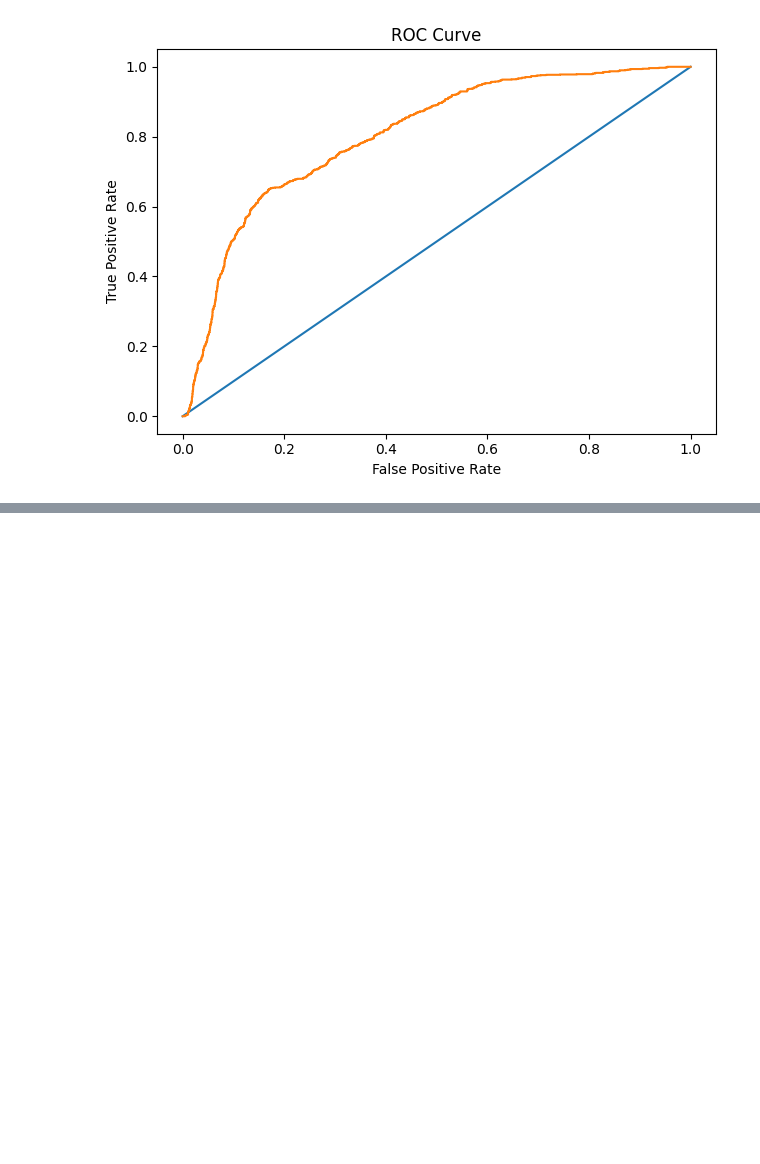
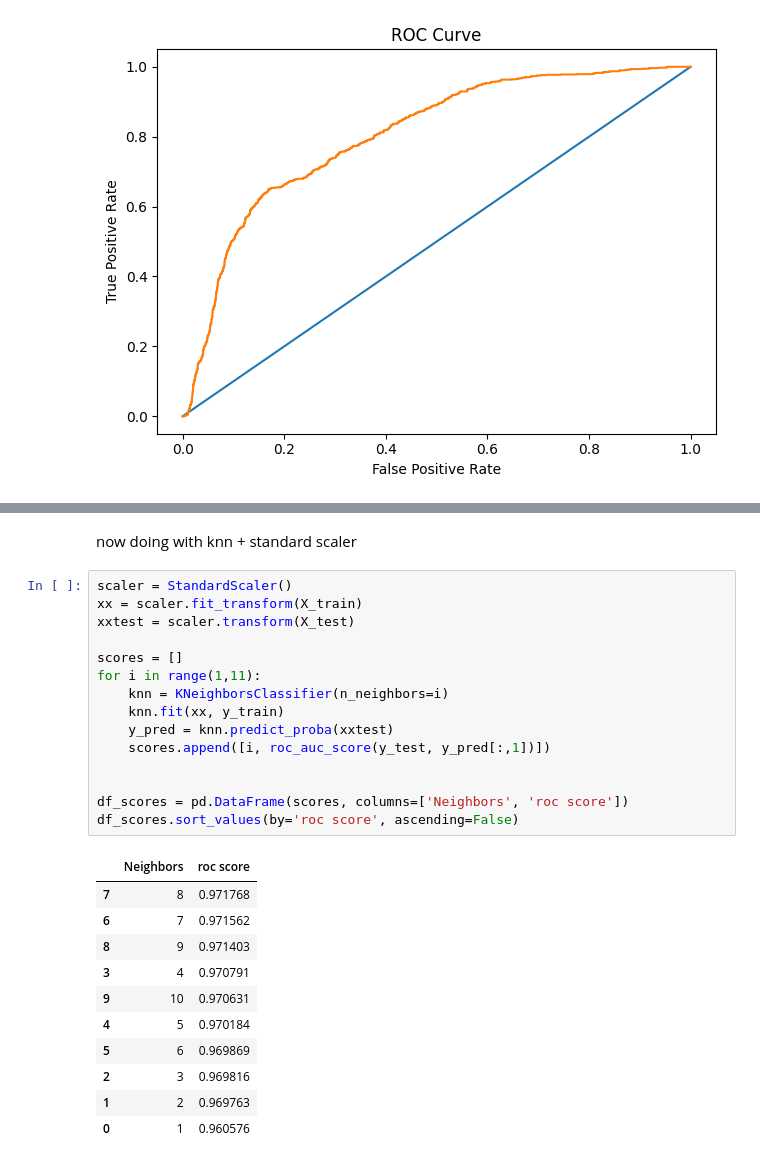
Before and after one commit to DAI-ai-code/Machine-Learning, a Jupyter notebook: day3/4_roc_hr.ipynb, the cells around one changed output, grey strips where cells are left out. Cells and saved outputs as stored; diff of their text form; blank space fills up the shorter version.

```diff
--- a/day3/4_roc_hr.ipynb
+++ b/day3/4_roc_hr.ipynb
@@ -50,0 +93,29 @@ plt.show()
+# %% [markdown]
+now doing with knn + standard scaler
+# %%
+scaler = StandardScaler()
+xx = scaler.fit_transform(X_train)
+xxtest = scaler.transform(X_test)
+
+scores = []
+for i in range(1,11):
+    knn = KNeighborsClassifier(n_neighbors=i)
+    knn.fit(xx, y_train)
+    y_pred = knn.predict_proba(xxtest)
+    scores.append([i, roc_auc_score(y_test, y_pred[:,1])])
+
+
+df_scores = pd.DataFrame(scores, columns=['Neighbors', 'roc score'])
+df_scores.sort_values(by='roc score', ascending=False)
+# %% [output]
+|  | Neighbors | roc score |
+| 7 | 8 | 0.971768 |
+| 6 | 7 | 0.971562 |
+| 8 | 9 | 0.971403 |
+| 3 | 4 | 0.970791 |
+| 9 | 10 | 0.970631 |
+| 4 | 5 | 0.970184 |
+| 5 | 6 | 0.969869 |
+| 2 | 3 | 0.969816 |
+| 1 | 2 | 0.969763 |
+| 0 | 1 | 0.960576 |
```
Also changed, not shown: parts of 1 cell of this notebook, 1 other file.
